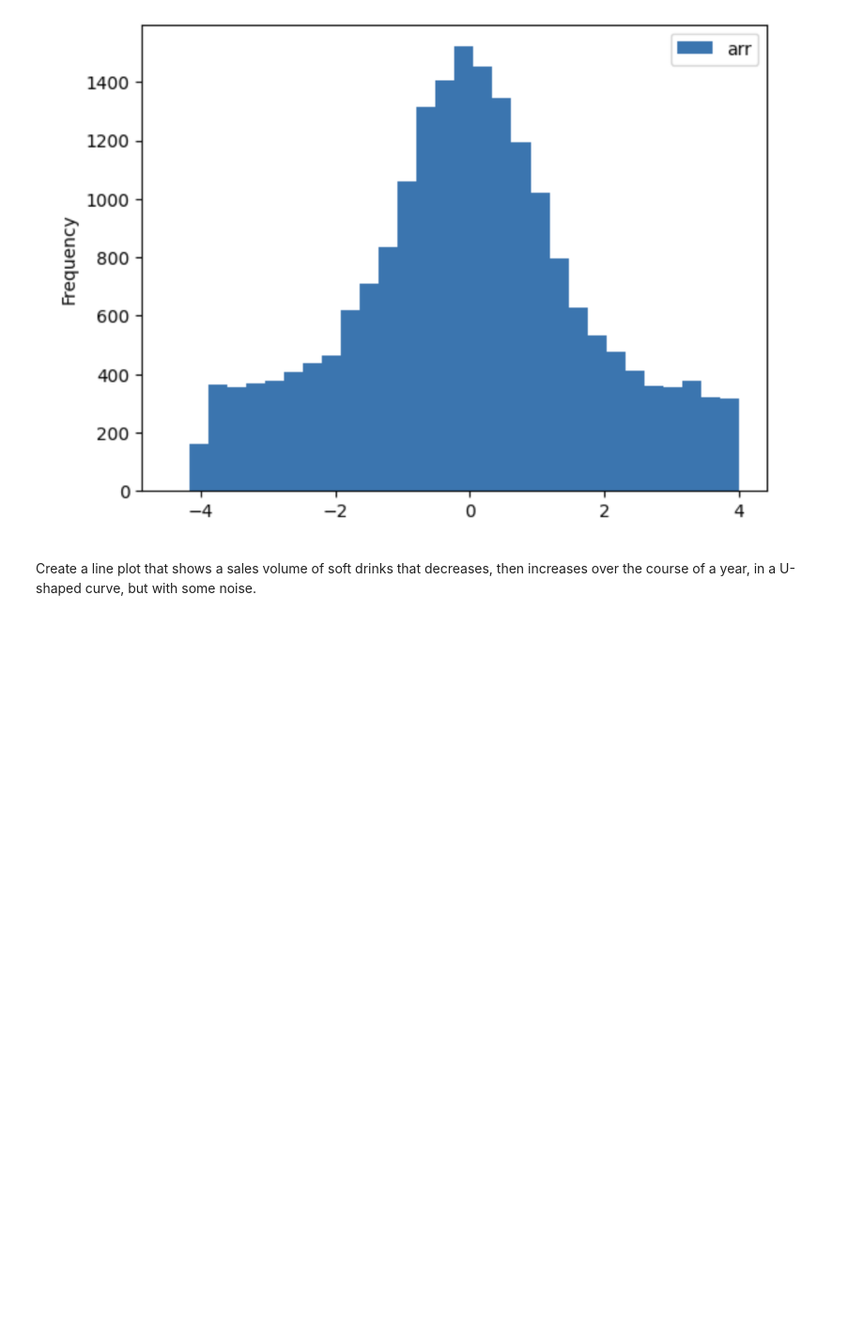
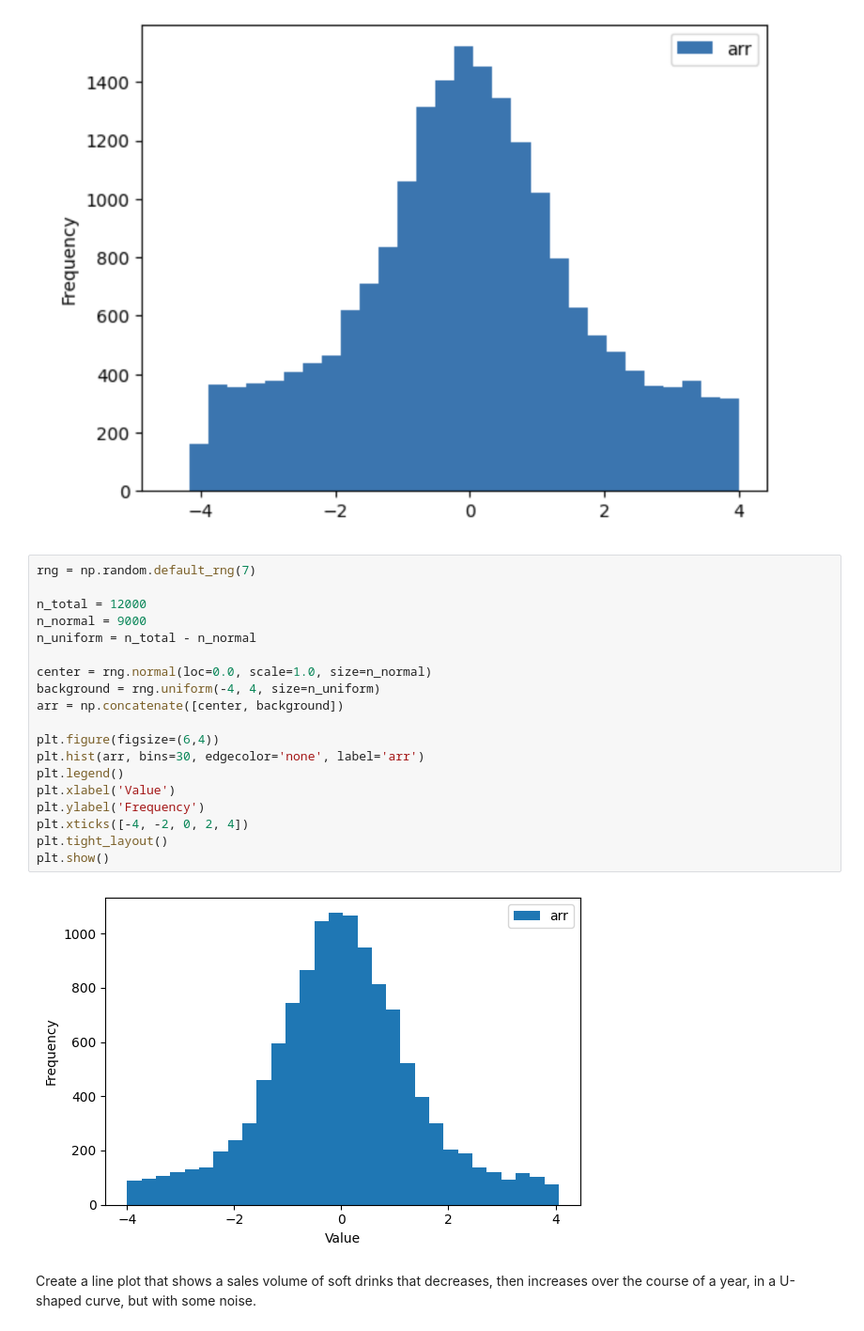
Before and after one commit to JonG-2025/Module-B-semester-2, a Jupyter notebook: Week5-concealed-answer.ipynb, the cells around one changed output. Shown at 94% size. Drawn from its saved outputs; the diff is of its cells as text; blank space fills up the shorter version.

```diff
--- a/Week5-concealed-answer.ipynb
+++ b/Week5-concealed-answer.ipynb
@@ -199,6 +263,27 @@ from IPython.display import Image
 Image("histogram.png")
 # %% [output]
 [figure]
+# %%
+rng = np.random.default_rng(7)
+
+n_total = 12000
+n_normal = 9000
+n_uniform = n_total - n_normal
+
+center = rng.normal(loc=0.0, scale=1.0, size=n_normal)
+background = rng.uniform(-4, 4, size=n_uniform)
+arr = np.concatenate([center, background])
+
+plt.figure(figsize=(6,4))
+plt.hist(arr, bins=30, edgecolor='none', label='arr')
+plt.legend()
+plt.xlabel('Value')
+plt.ylabel('Frequency')
+plt.xticks([-4, -2, 0, 2, 4])
+plt.tight_layout()
+plt.show()
+# %% [output]
+[figure, added]
 # %% [markdown]
 Create a line plot that shows a sales volume of soft drinks that decreases, then increases over the course of a year, in a U-shaped curve, but with some noise.
 # %% [markdown]
```
Also changed, not shown: parts of 5 cells of this notebook, 1 other file.
